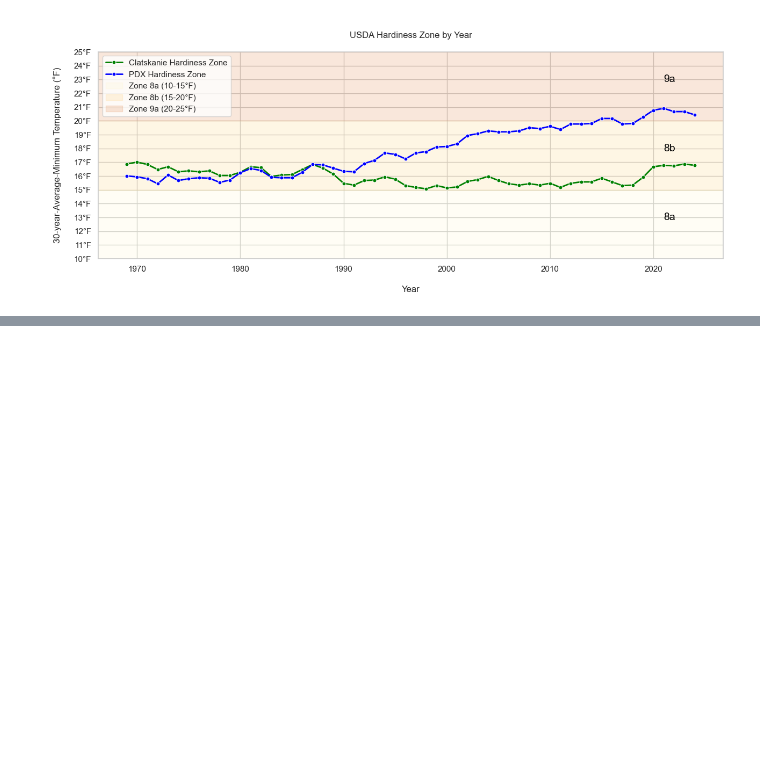
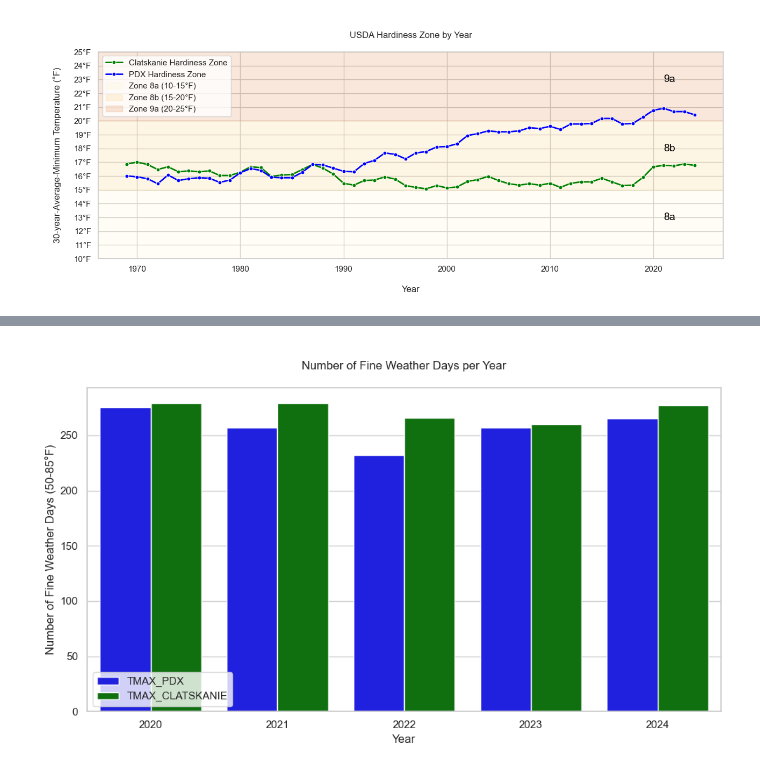
Before and after one commit to wpbSabi/weather_python, a Jupyter notebook: notebooks/compare_temperature.ipynb, the cells around one changed output, grey strips where cells are left out. Saved outputs shown, nothing was run; the diff lists cells and outputs as text; code cells hidden in the pictures; blank space fills up the shorter version.

```diff
--- a/notebooks/compare_temperature.ipynb
+++ b/notebooks/compare_temperature.ipynb
@@ -265,0 +366,15 @@ plt.show()
+# %%
+# Prepare data for seaborn barplot
+fine_days_long = fine_days.melt(id_vars='year', value_vars=['TMAX_PDX', 'TMAX_CLATSKANIE'],
+                                 var_name='Station', value_name='Fine Weather Days')
+
+plt.figure(figsize=(10, 6))
+sns.barplot(data=fine_days_long, x='year', y='Fine Weather Days', hue='Station', palette=['blue', 'green'])
+plt.xlabel('Year')
+plt.ylabel('Number of Fine Weather Days (50-85°F)')
+plt.title('\nNumber of Fine Weather Days per Year\n')
+plt.legend(loc='lower left')
+plt.tight_layout()
+plt.show()
+# %% [output]
+[figure, added]
```
Also changed, not shown: parts of 11 cells of this notebook, 1 other file.
